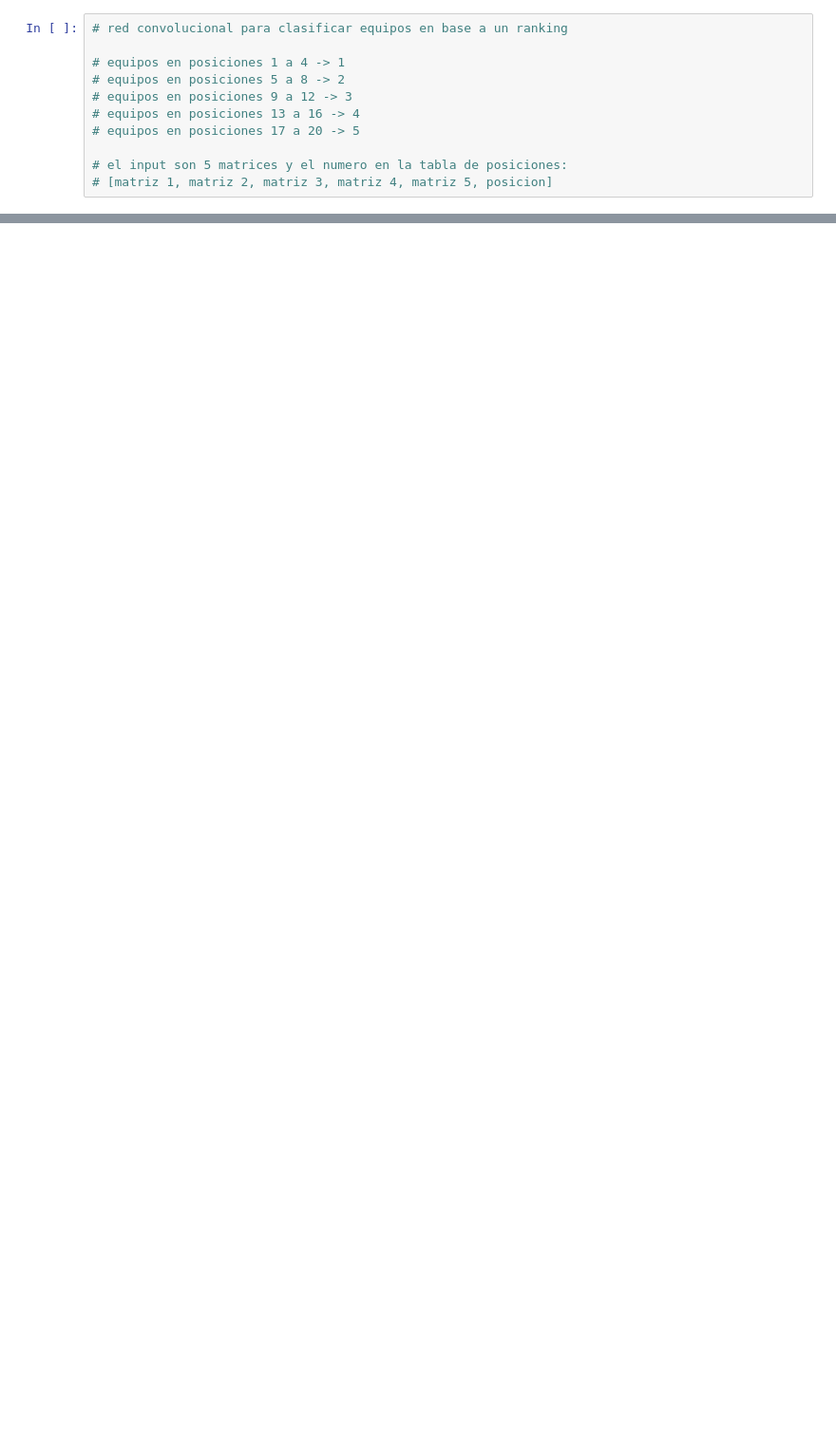
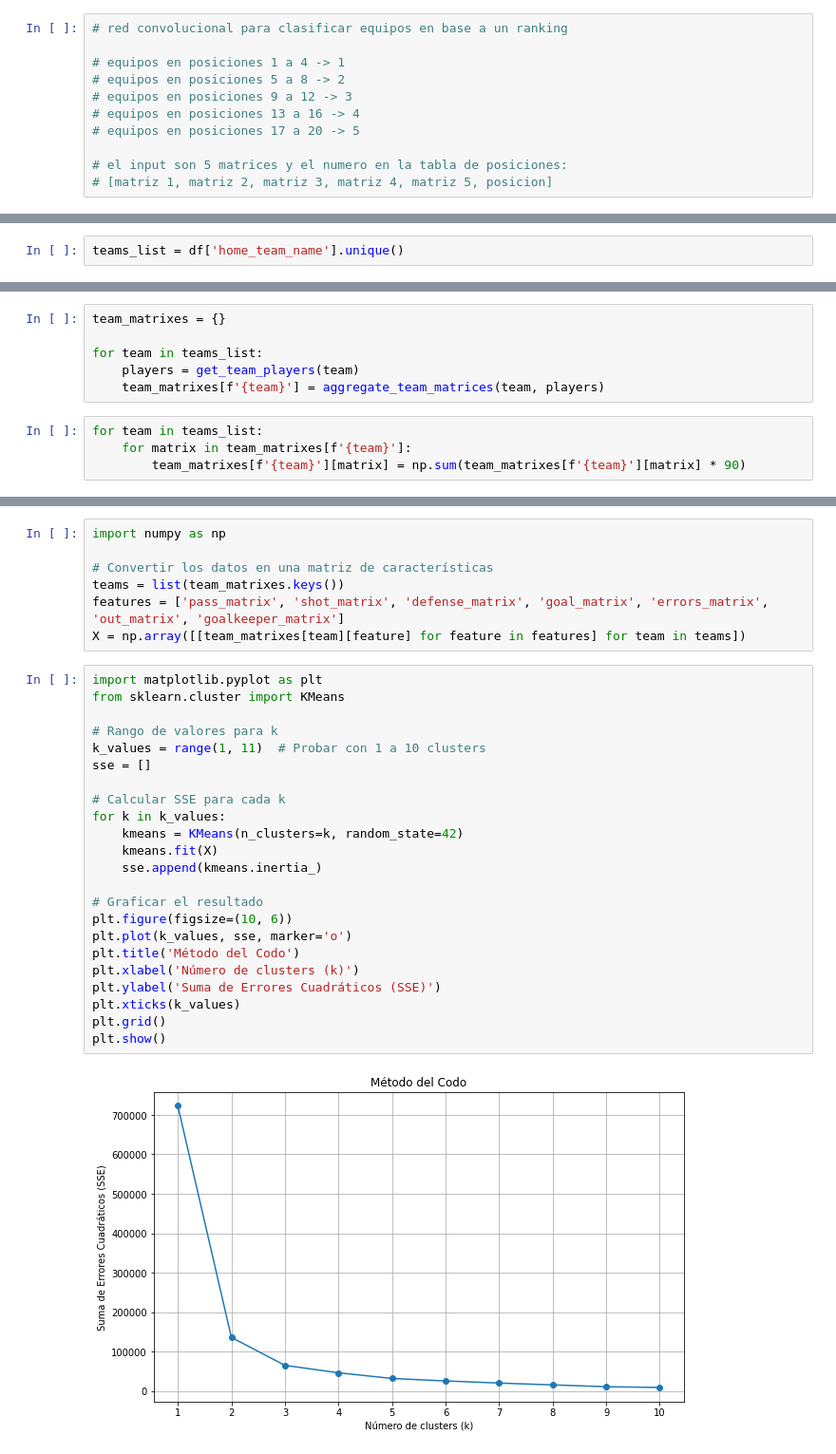
Before and after one commit to luisalawson/soccer_defense_analysis, a Jupyter notebook: RedNeuronalFutbol.ipynb, the cells around one changed output, grey strips where cells are left out. Shown at 95% size. Cells and saved outputs as stored; diff of their text form; blank space fills up the shorter version.

```diff
--- a/RedNeuronalFutbol.ipynb
+++ b/RedNeuronalFutbol.ipynb
@@ -52,0 +83,2 @@ predictions = model.predict(X_test)
+# %%
+teams_list = df['home_team_name'].unique()
@@ -52,0 +94,10 @@ predictions = model.predict(X_test)
+# %%
+team_matrixes = {}
+
+for team in teams_list:
+    players = get_team_players(team)
+    team_matrixes[f'{team}'] = aggregate_team_matrices(team, players)
+# %%
+for team in teams_list:
+    for matrix in team_matrixes[f'{team}']:
+        team_matrixes[f'{team}'][matrix] = np.sum(team_matrixes[f'{team}'][matrix] * 90)
@@ -52,0 +124,32 @@ predictions = model.predict(X_test)
+# %%
+import numpy as np
+
+# Convertir los datos en una matriz de características
+teams = list(team_matrixes.keys())
+features = ['pass_matrix', 'shot_matrix', 'defense_matrix', 'goal_matrix', 'errors_matrix', 'out_matrix', 'goalkeeper_matrix']
+X = np.array([[team_matrixes[team][feature] for feature in features] for team in teams])
+# %%
+import matplotlib.pyplot as plt
+from sklearn.cluster import KMeans
+
+# Rango de valores para k
+k_values = range(1, 11)  # Probar con 1 a 10 clusters
+sse = []
+
+# Calcular SSE para cada k
+for k in k_values:
+    kmeans = KMeans(n_clusters=k, random_state=42)
+    kmeans.fit(X)
+    sse.append(kmeans.inertia_)
+
+# Graficar el resultado
+plt.figure(figsize=(10, 6))
+plt.plot(k_values, sse, marker='o')
+plt.title('Método del Codo')
+plt.xlabel('Número de clusters (k)')
+plt.ylabel('Suma de Errores Cuadráticos (SSE)')
+plt.xticks(k_values)
+plt.grid()
+plt.show()
+# %% [output]
+[figure, added]
```
Also changed, not shown: parts of 30 cells of this notebook, 1 other file.
